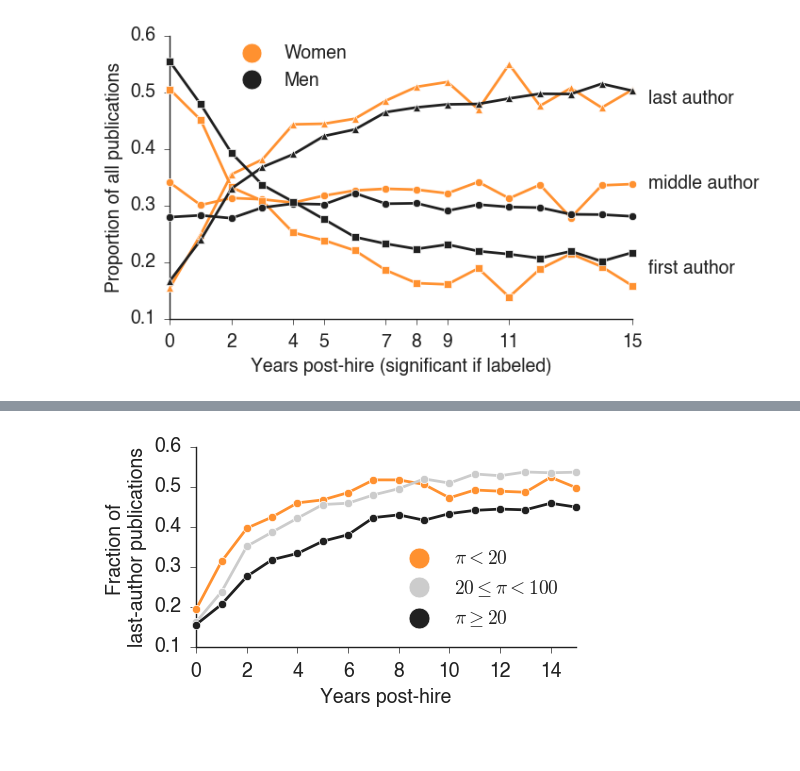
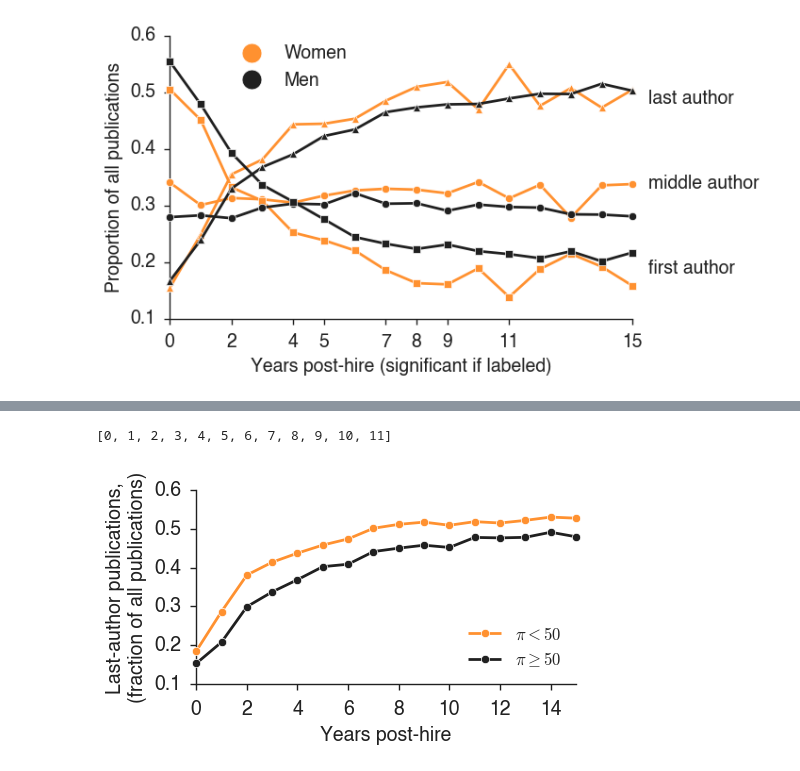
Before and after one commit to samfway/faculty_hiring, a Jupyter notebook: notebooks-productivity/General_Trends_Over_Time.ipynb, the cells around one changed output, grey strips where cells are left out. Saved outputs shown, nothing was run; the diff lists cells and outputs as text; code cells hidden in the pictures; blank space fills up the shorter version.

```diff
--- a/notebooks-productivity/General_Trends_Over_Time.ipynb
+++ b/notebooks-productivity/General_Trends_Over_Time.ipynb
@@ -666,10 +948,10 @@ for person in asst_faculty:
     traj_length = min(only_first, 2012-start)
     pub_traj = [ (pub_counts[y] - mean_counts[start+y]) / std_counts[start+y] for y in xrange(traj_length)]
 
-    if person.first_asst_job_rank < 20:
+    if person.first_asst_job_rank < top:
         add_to = A
         norm = A_norm
-    elif person.first_asst_job_rank < 100:
+    elif person.first_asst_job_rank < btm:
         add_to = B
         norm = B_norm
     else:
@@ -682,11 +964,11 @@ for person in asst_faculty:
 
 ax.plot([0, only_first-1], [0, 0], ':', color=ALMOST_BLACK)
 ax.plot(A/A_norm, '-o', color=ACCENT_COLOR_1, linewidth=LINE_WIDTH,
-        clip_on=True, markeredgecolor='w', label=r'$\pi < 20$')
+        clip_on=False, markeredgecolor='w', label=r'$\pi < %d$' % top, zorder=100)
 ax.plot(B/B_norm, '-s', color=LIGHT_COLOR, linewidth=LINE_WIDTH,
-        clip_on=True, markeredgecolor='w', label=r'$20 \leq \pi < 100$')
+        clip_on=False, markeredgecolor='w', label=r'$%d \leq \pi < %d$' % (top, btm), zorder=100)
 ax.plot(C/C_norm, '-^', color=ALMOST_BLACK, linewidth=LINE_WIDTH,
-        clip_on=True, markeredgecolor='w', label=r'$\pi \geq 100$')
+        clip_on=False, markeredgecolor='w', label=r'$\pi \geq %d$' % btm, zorder=100)
 
 ax.set_xlim(0,only_first-1)
 ax.set_ylim(-1,1.)
@@ -703,7 +985,7 @@ ax.tick_params(axis='both', which='major', labelsize=LABEL_SIZE, pad=7)
 
 finalize(ax)
 
-plt.savefig(figures_dir + 'prod_by_rank.pdf')
+plt.savefig(figures_dir + 'prod_by_job_rank.pdf')
 
 plt.show()
 # %% [output]
@@ -1132,54 +1522,64 @@ for person in asst_faculty:
             # What kind of publication is it? (First/middle/last?)
             type_index = pub['author_role']
 
-            if person.first_asst_job_rank < 20:
-                A[type_index][year_offset] += 1
-            elif person.first_asst_job_rank < 100:
-                B[type_index][year_offset] += 1
+            if person.first_asst_job_rank < top:
+                A[type_index][year_offset] += 1 #inflation_adjust(pub['year'])
+            #elif person.first_asst_job_rank < btm:
             else:
-                C[type_index][year_offset] += 1
+                B[type_index][year_offset] += 1 #inflation_adjust(pub['year'])
+            #else:
+            #    C[type_index][year_offset] += inflation_adjust(pub['year'])
 
 # Significant?
-"""
 sig = np.zeros(just_first, dtype=int)
 label = []
 for i in xrange(just_first):
-    c2, p, dof, ex = chi2_contingency([A[:,i], B[:,i]])
+    c2, p, dof, ex = chi2_contingency([A[(0, 2),i], B[(0, 2),i]])
     sig[i] = int(p < 0.05)
     if sig[i]:
         label.append(i)
-"""
+
+print label
 
 # Normalize!
 A_sums = np.sum(A, axis=0)
 B_sums = np.sum(B, axis=0)
-C_sums = np.sum(C, axis=0)
+#C_sums = np.sum(C, axis=0)
 A /= A_sums[np.newaxis, :]
 B /= B_sums[np.newaxis, :]
-C /= C_sums[np.newaxis, :]
+#C /= C_sums[np.newaxis, :]
 
-ax.plot(xrange(just_first), A[2,:just_first], 'o-', linewidth=LINE_WIDTH, color=ACCENT_COLOR_1, markeredgecolor='w', clip_on=False, zorder=100)
-ax.plot(xrange(just_first), B[2,:just_first], 'o-', linewidth=LINE_WIDTH, color=LIGHT_COLOR, markeredgecolor='w', clip_on=False, zorder=100)
-ax.plot(xrange(just_first), C[2,:just_first], 'o-', linewidth=LINE_WIDTH, color=ALMOST_BLACK, markeredgecolor='w', clip_on=False, zorder=100)
+ax.plot(xrange(just_first), A[2,:just_first], 'o-', linewidth=LINE_WIDTH, color=ACCENT_COLOR_1,
+        markeredgecolor='w', clip_on=False, zorder=100, label=r'$\pi < %d$' % (top))
+ax.plot(xrange(just_first), B[2,:just_first], 'o-', linewidth=LINE_WIDTH, color=ALMOST_BLACK,
+        markeredgecolor='w', clip_on=False, zorder=100, label=r'$\pi \geq %d$' % (top))
+#ax.plot(xrange(just_first), C[2,:just_first], 'o-', linewidth=LINE_WIDTH, color=ALMOST_BLACK, markeredgecolor='w', clip_on=False, zorder=100)
 
 #ax.set_xticks(label)
 ax.tick_params(axis='both', which='major', labelsize=LABEL_SIZE, pad=7)
 ax.set_xlabel('Years post-hire', fontsize=LABEL_SIZE)
-ax.set_ylabel('Fraction of \nlast-author publications', fontsize=LABEL_SIZE)
+ax.set_ylabel('Last-author publications,\n(fraction of all publications)', fontsize=LABEL_SIZE)
 ax.set_xlim(0,just_first-1)
 ax.set_ylim(0.1, 0.6)
 
 finalize(ax)
 
+plt.legend(loc='lower right', frameon=False, numpoints=1)
+
+"""
 fake_line1 = Line2D(range(1), range(1), color=ACCENT_COLOR_1, marker='o',markersize=15, linestyle='None', markeredgecolor='w')
-fake_line2 = Line2D(range(1), range(1), color=LIGHT_COLOR, marker='o',markersize=15, linestyle='None', markeredgecolor='w')
+#fake_line2 = Line2D(range(1), range(1), color=LIGHT_COLOR, marker='o',markersize=15, linestyle='None', markeredgecolor='w')
 fake_line3 = Line2D(range(1), range(1), color=ALMOST_BLACK, marker='o',markersize=15, linestyle='None', markeredgecolor='w')
-plt.legend((fake_line1, fake_line2, fake_line3),(r'$\pi < 20$', r'$20 \leq \pi < 100$', '$\pi \geq 20$'), numpoints=1,
+plt.legend((fake_line1, fake_line3),(r'$\pi < %d$' % (top),
+                                                 #r'$%d \leq \pi < %d$' % (top, btm),
+                                                 r'$\pi \geq %d$' % (top)), numpoints=1,
            frameon=False, fontsize=LABEL_SIZE, ncol=1,
            loc='lower right') #, bbox_to_anchor=(.26, 1.025))
+"""
 
 plt.tight_layout()
 #plt.savefig(figures_dir + 'laps_by_rank.pdf', bbox_inches='tight')
 plt.show()
 # %% [output]
+[0, 1, 2, 3, 4, 5, 6, 7, 8, 9, 10, 11]
-[figure, old version]
+[figure, new version]
```
Also changed, not shown: parts of 31 cells of this notebook.
